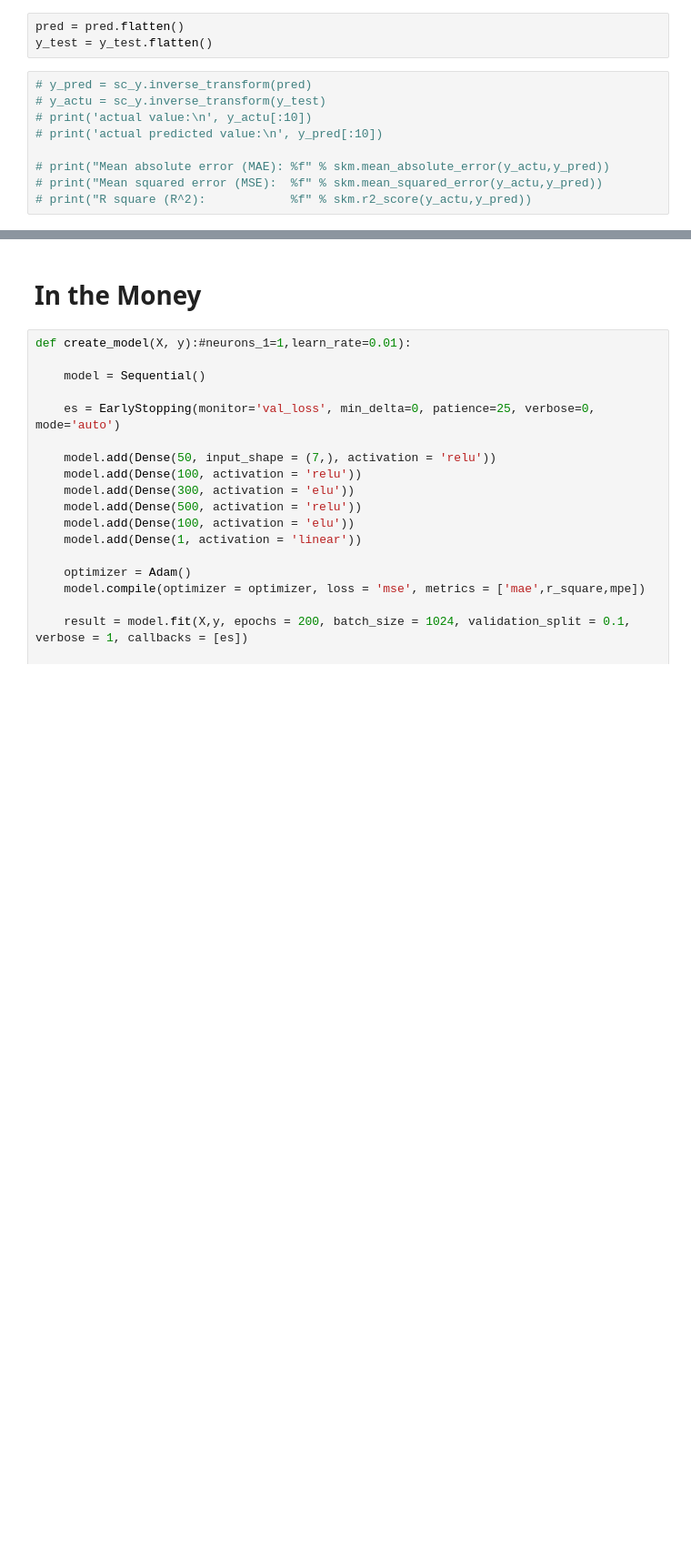
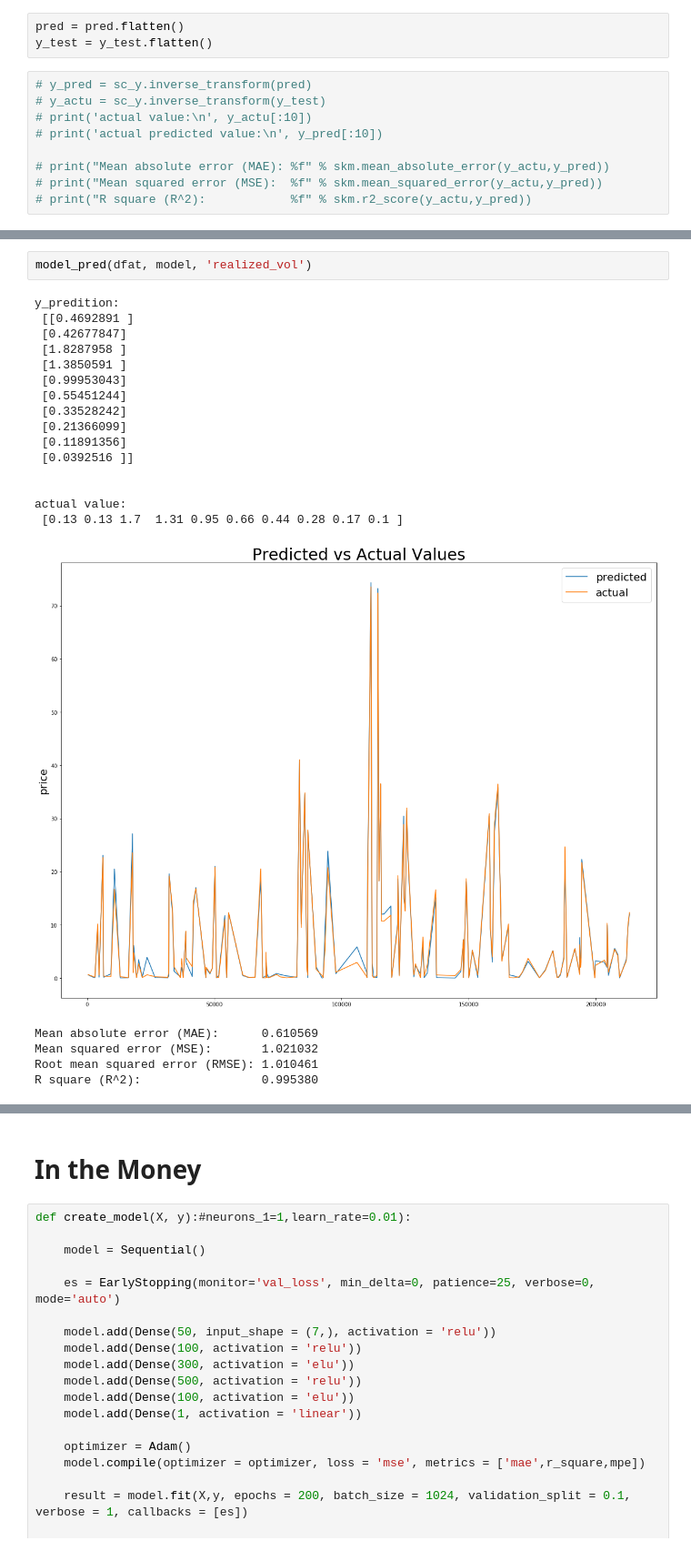
Before and after one commit to BaronMa/Option-Pricing, a Jupyter notebook: Neural Network Model/Moneyness.ipynb, the cells around one changed output, grey strips where cells are left out. Shown at 91% size. Drawn from its saved outputs; the diff is of its cells as text; blank space fills up the shorter version.

```diff
--- a/Neural Network Model/Moneyness.ipynb
+++ b/Neural Network Model/Moneyness.ipynb
@@ -363,0 +442,23 @@ model.save('model4_1_at.h5')
+# %%
+model_pred(dfat, model, 'realized_vol')
+# %% [output]
+y_predition:
+ [[0.4692891 ]
+ [0.42677847]
+ [1.8287958 ]
+ [1.3850591 ]
+ [0.99953043]
+ [0.55451244]
+ [0.33528242]
+ [0.21366099]
+ [0.11891356]
+ [0.0392516 ]]
+
+
+actual value:
+ [0.13 0.13 1.7  1.31 0.95 0.66 0.44 0.28 0.17 0.1 ]
+[figure, added]
+Mean absolute error (MAE):      0.610569
+Mean squared error (MSE):       1.021032
+Root mean squared error (RMSE): 1.010461
+R square (R^2):                 0.995380
```
Also changed, not shown: parts of 16 cells of this notebook, 2 other files.
